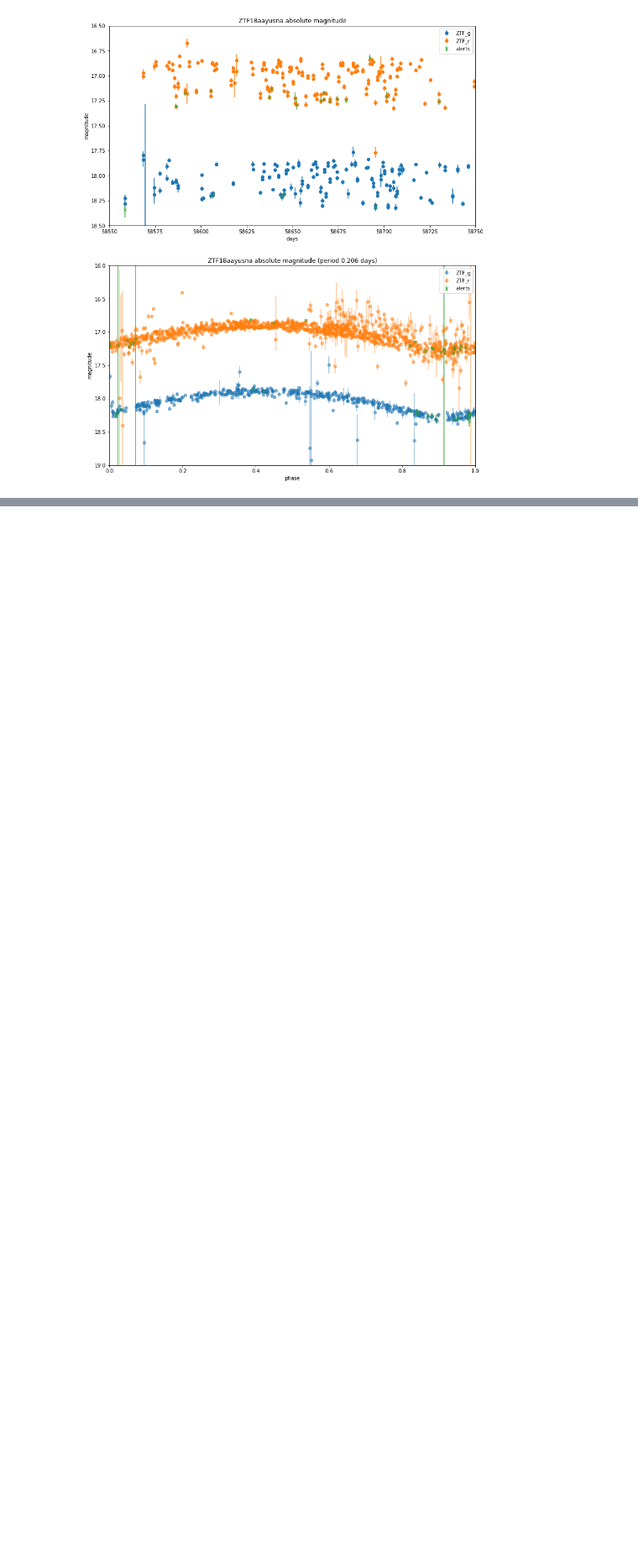
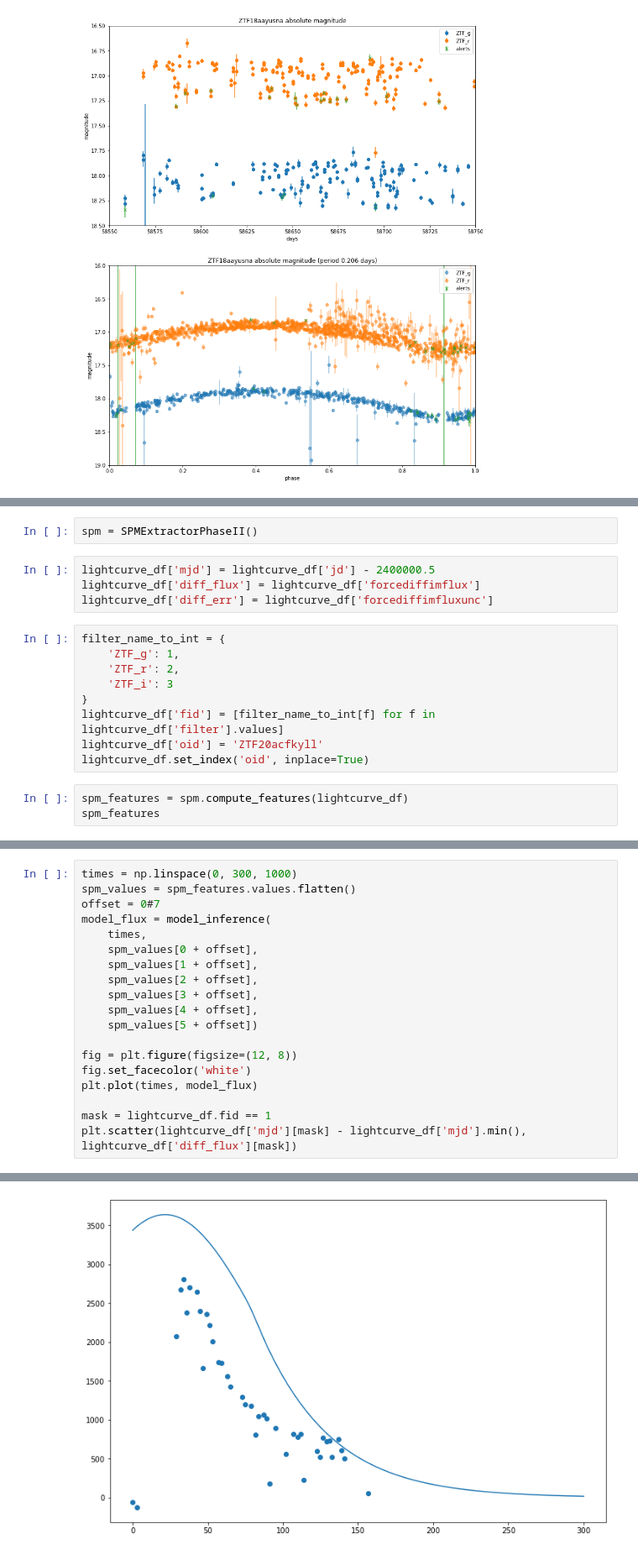
Before and after one commit to alercebroker/lc_classifier, a Jupyter notebook: forced_photometry_data/Data exploration.ipynb, the cells around one changed output, grey strips where cells are left out. Shown at 84% size. Drawn from its saved outputs; the diff is of its cells as text; blank space fills up the shorter version.

```diff
--- a/forced_photometry_data/Data exploration.ipynb
+++ b/forced_photometry_data/Data exploration.ipynb
@@ -534,0 +639,18 @@ plt.show()
+# %%
+spm = SPMExtractorPhaseII()
+# %%
+lightcurve_df['mjd'] = lightcurve_df['jd'] - 2400000.5
+lightcurve_df['diff_flux'] = lightcurve_df['forcediffimflux']
+lightcurve_df['diff_err'] = lightcurve_df['forcediffimfluxunc']
+# %%
+filter_name_to_int = {
+    'ZTF_g': 1,
+    'ZTF_r': 2,
+    'ZTF_i': 3
+}
+lightcurve_df['fid'] = [filter_name_to_int[f] for f in lightcurve_df['filter'].values]
+lightcurve_df['oid'] = 'ZTF20acfkyll'
+lightcurve_df.set_index('oid', inplace=True)
+# %%
+spm_features = spm.compute_features(lightcurve_df)
+spm_features
@@ -534,0 +661,20 @@ plt.show()
+# %%
+times = np.linspace(0, 300, 1000)
+spm_values = spm_features.values.flatten()
+offset = 0#7
+model_flux = model_inference(
+    times,
+    spm_values[0 + offset],
+    spm_values[1 + offset],
+    spm_values[2 + offset],
+    spm_values[3 + offset],
+    spm_values[4 + offset],
+    spm_values[5 + offset])
+
+fig = plt.figure(figsize=(12, 8))
+fig.set_facecolor('white')
+plt.plot(times, model_flux)
+
+mask = lightcurve_df.fid == 1
+plt.scatter(lightcurve_df['mjd'][mask] - lightcurve_df['mjd'].min(), lightcurve_df['diff_flux'][mask])
+# %% [output]
@@ -534,0 +682 @@ plt.show()
+[figure, added]
```
Also changed, not shown: parts of 14 cells of this notebook, 10 other files.
